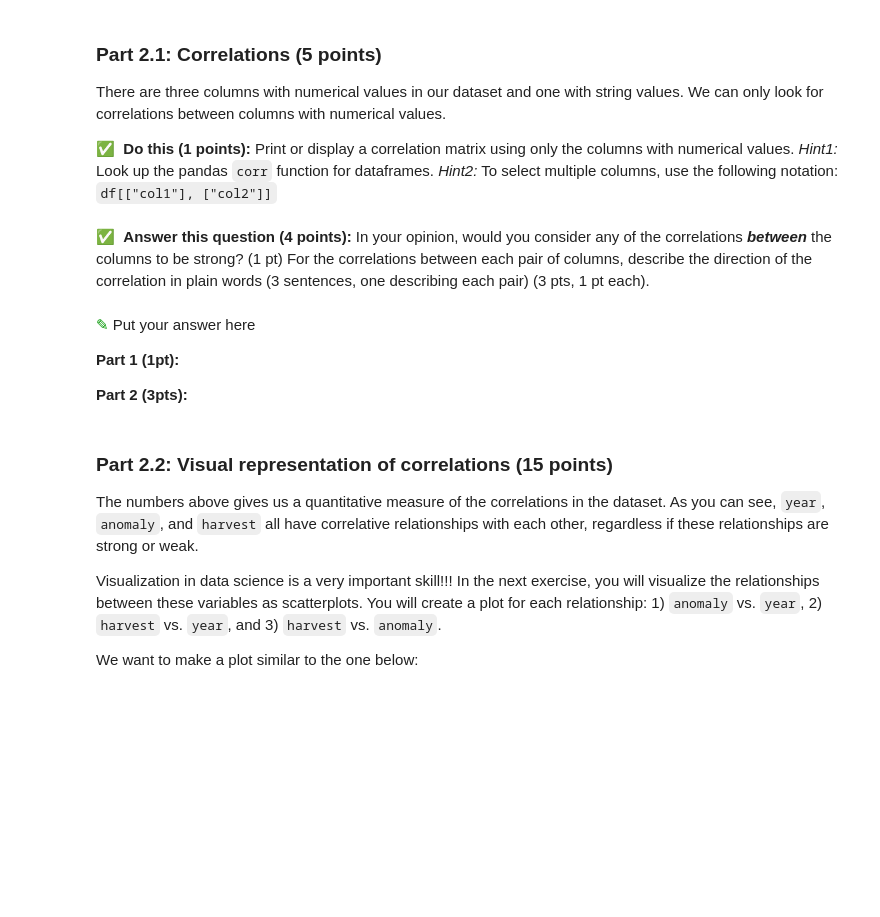
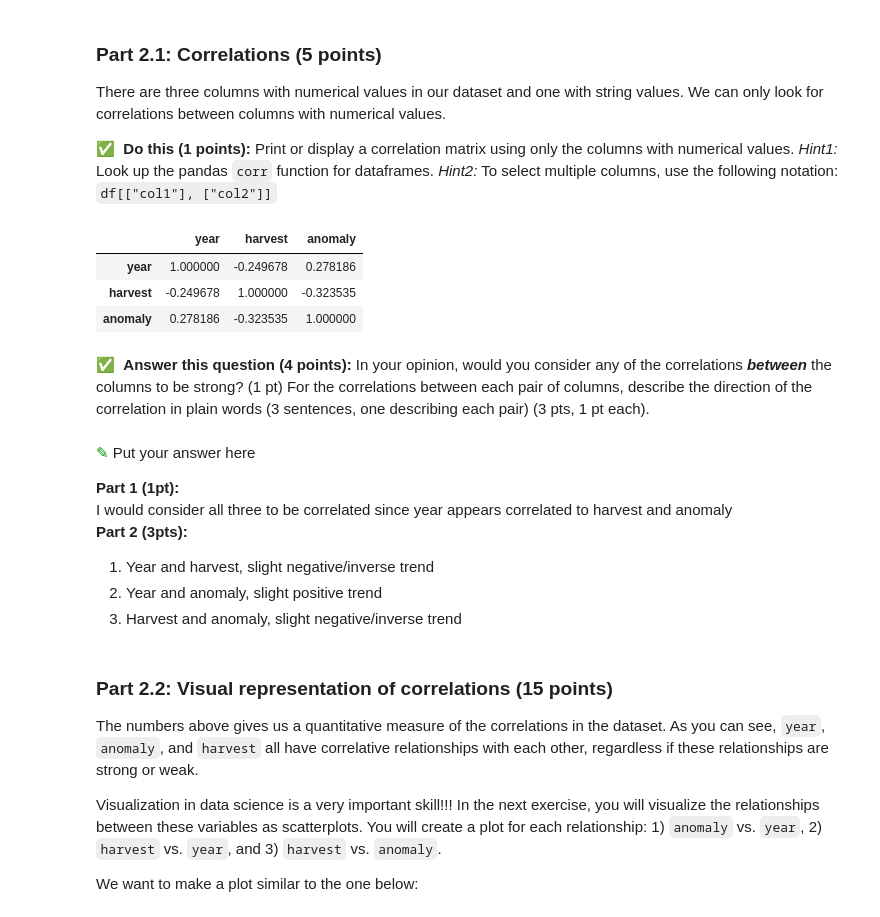
Before and after one commit to andrew-koren/cautious-adventure, a Jupyter notebook: my stuff/cmse/HW3_grapevines_STUDENT.ipynb, the cells around one changed output. Cells and saved outputs as stored; diff of their text form; code cells hidden in the pictures; blank space fills up the shorter version.

```diff
--- a/my stuff/cmse/HW3_grapevines_STUDENT.ipynb
+++ b/my stuff/cmse/HW3_grapevines_STUDENT.ipynb
@@ -326,14 +327,24 @@ There are three columns with numerical values in our dataset and one with string
 &#9989;&nbsp; **Do this (1 points):** Print or display a correlation matrix using only the columns with numerical values. _Hint1:_ Look up the pandas `corr` function for dataframes. _Hint2:_ To select multiple columns, use the following notation: `df[["col1"], ["col2"]]`
 # %%
 # Put your code here
+grapevals = grapage.iloc[:,[0,2,3]]
+grapevals.corr()
+# %% [output]
+|  | year | harvest | anomaly |
+| year | 1.000000 | -0.249678 | 0.278186 |
+| harvest | -0.249678 | 1.000000 | -0.323535 |
+| anomaly | 0.278186 | -0.323535 | 1.000000 |
 # %% [markdown]
 &#9989;&nbsp; **Answer this question (4 points):** In your opinion, would you consider any of the correlations ***between*** the columns to be strong? (1 pt) For the correlations between each pair of columns, describe the direction of the correlation in plain words (3 sentences, one describing each pair) (3 pts, 1 pt each).
 # %% [markdown]
 <font size=8 color="#009600">&#9998;</font> Put your answer here
 
 **Part 1 (1pt):**
-
+I would consider all three to be correlated since year appears correlated to harvest and anomaly <br>
 **Part 2 (3pts):**
+1. Year and harvest, slight negative/inverse trend
+2. Year and anomaly, slight positive trend
+3. Harvest and anomaly, slight negative/inverse trend
 # %% [markdown]
 ### Part 2.2: Visual representation of correlations (15 points)
 
```
Also changed, not shown: parts of 6 cells of this notebook, 2 other files.
